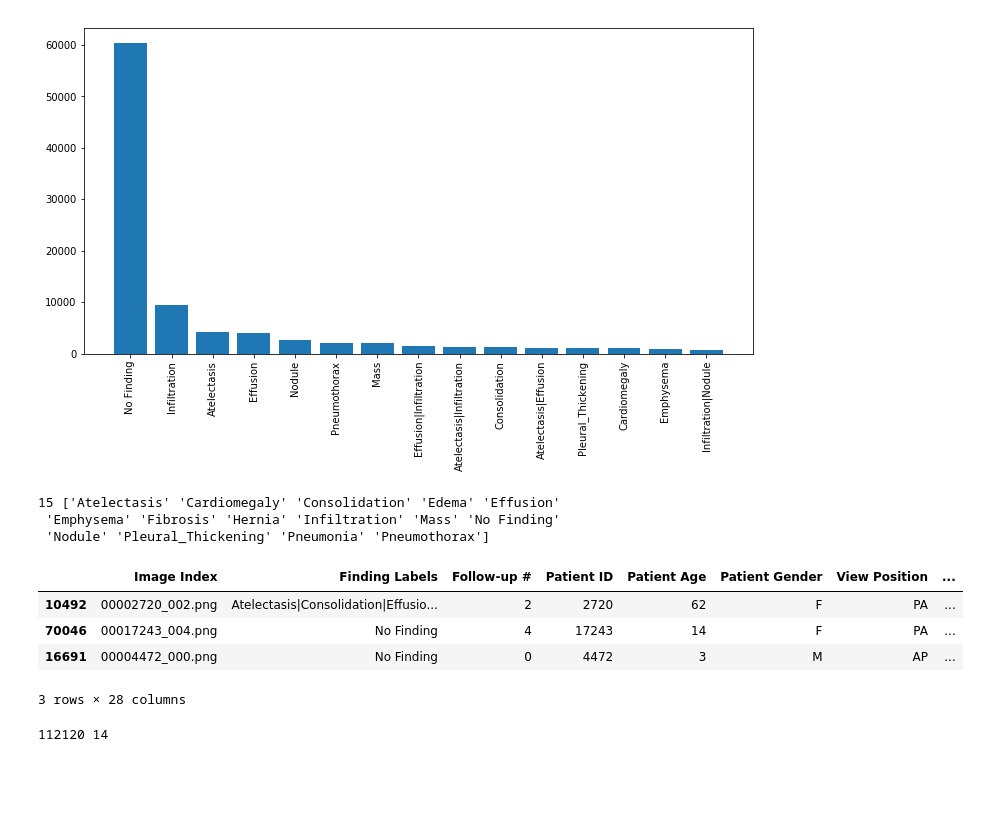
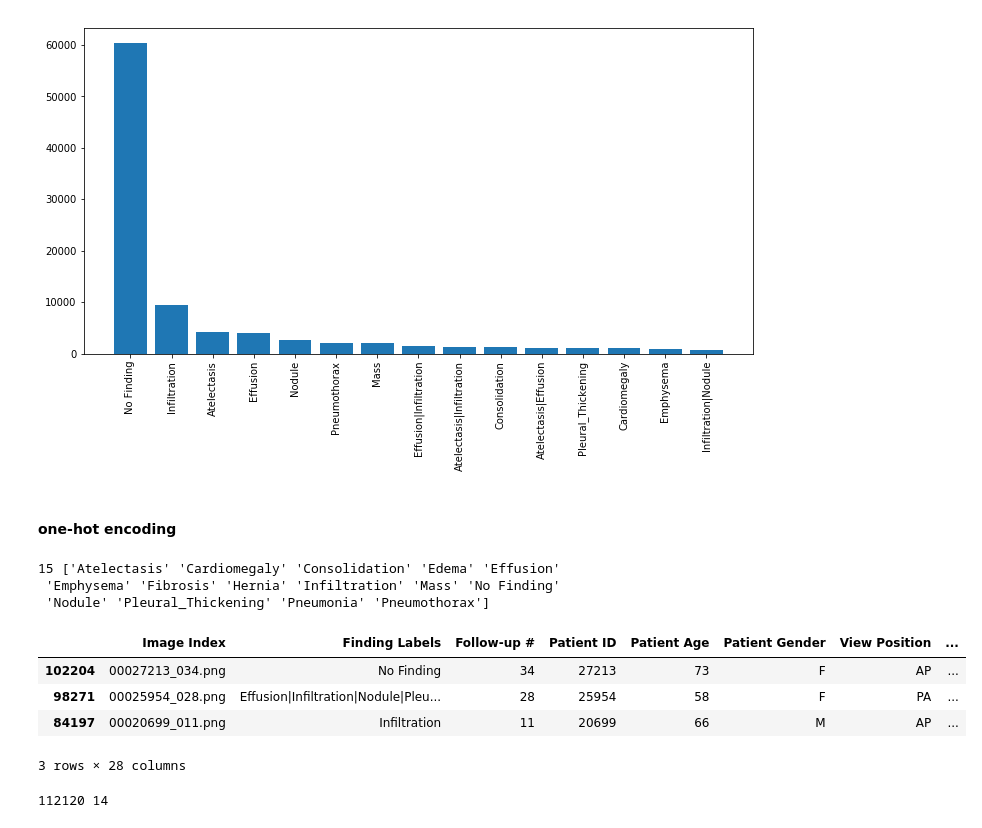
Before and after one commit to liyu10000/pneumoconiosis, a Jupyter notebook: models/cnn6_DenseNet121/model_train.ipynb, the cells around one changed output. Cells and saved outputs as stored; diff of their text form; code cells hidden in the pictures; blank space fills up the shorter version.

```diff
--- a/models/cnn6_DenseNet121/model_train.ipynb
+++ b/models/cnn6_DenseNet121/model_train.ipynb
@@ -36,21 +36,24 @@ ax1.set_xticks(np.arange(len(label_counts))+0.5)
 _ = ax1.set_xticklabels(label_counts.index, rotation = 90)
 # %% [output]
 [figure]
+# %% [markdown]
+#### one-hot encoding
 # %%
 from itertools import chain
 all_labels = np.unique(list(chain(*df['Finding Labels'].map(lambda x: x.split('|')).tolist())))
 print(len(all_labels), all_labels)
 for c_label in all_labels:
     df[c_label] = df['Finding Labels'].map(lambda finding: 1 if c_label in finding else 0)
+df.to_csv("Data_Entry_2017_shuffled.csv")  # save shuffled data, for convenience of later prediction
 df.sample(3)
 # %% [output]
 15 ['Atelectasis' 'Cardiomegaly' 'Consolidation' 'Edema' 'Effusion'
  'Emphysema' 'Fibrosis' 'Hernia' 'Infiltration' 'Mass' 'No Finding'
  'Nodule' 'Pleural_Thickening' 'Pneumonia' 'Pneumothorax']
 |  | Image Index | Finding Labels | Follow-up # | Patient ID | Patient Age | Patient Gender | View Position | ... |
-| 10492 | 00002720_002.png | Atelectasis|Consolidation|Effusio... | 2 | 2720 | 62 | F | PA | ... |
-| 70046 | 00017243_004.png | No Finding | 4 | 17243 | 14 | F | PA | ... |
-| 16691 | 00004472_000.png | No Finding | 0 | 4472 | 3 | M | AP | ... |
+| 102204 | 00027213_034.png | No Finding | 34 | 27213 | 73 | F | AP | ... |
+| 98271 | 00025954_028.png | Effusion|Infiltration|Nodule|Pleu... | 28 | 25954 | 58 | F | PA | ... |
+| 84197 | 00020699_011.png | Infiltration | 11 | 20699 | 66 | M | AP | ... |
 3 rows × 28 columns
 # %%
 classes = ['Atelectasis','Cardiomegaly','Consolidation','Edema','Effusion',
```
Also changed, not shown: parts of 11 cells of this notebook, 4 other files.
